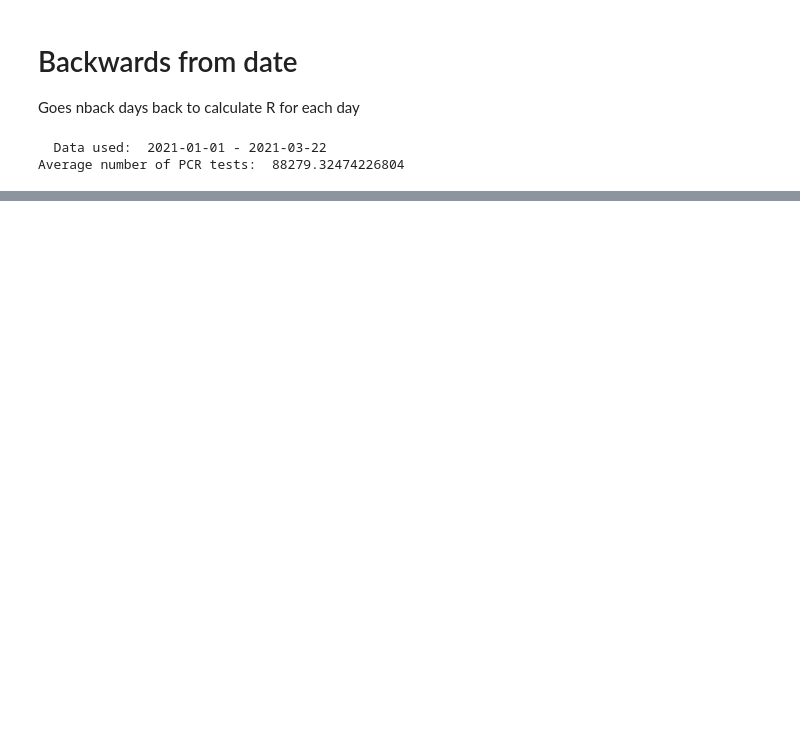
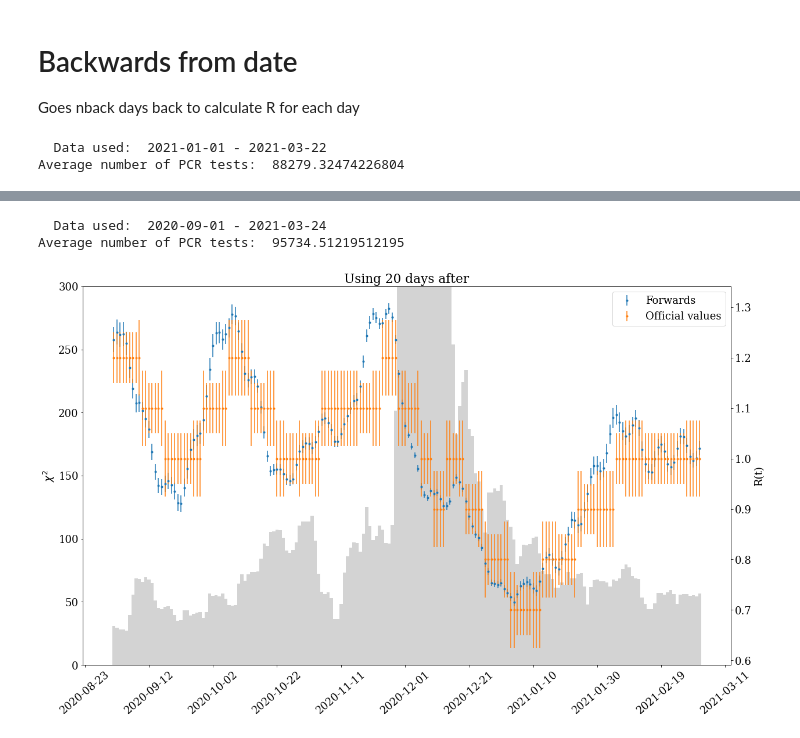
Before and after one commit to troelspetersen/Covid19fitting, a Jupyter notebook: MiscCode/PredictionsFromFit-_R(t)_MBJ.ipynb, the cells around one changed output, grey strips where cells are left out. Cells and saved outputs as stored; diff of their text form; code cells hidden in the pictures; blank space fills up the shorter version.

Commit message:
Added ability to fit to days after

```diff
--- a/MiscCode/PredictionsFromFit-_R(t)_MBJ.ipynb
+++ b/MiscCode/PredictionsFromFit-_R(t)_MBJ.ipynb
@@ -891,0 +892,46 @@ plt.show()
+# %%
+#Interval of days to be fitted for each R
+nfor = 20
+
+# Print how much data is included:
+date_start_f = "2020-09-01"            # This is thus day 0
+date_end_f = "2021-03-24"          # Value in latest report files
+print("  Data used: ", date_start_f, "-", date_end_f)
+
+# Number of Positives (P) and Tests (T) for all of Denmark ("all")
+P_all = data_posi.loc[date_start_f:date_end_f].sum(axis=1)
+eP_all = np.sqrt(P_all)
+T_all = data_test.loc[date_start_f:date_end_f].sum(axis=1)
+eT_all = np.sqrt(T_all)
+
+# These are also the days where corrections are applied:
+Plot_StartDay = 0         # Whenever we start
+Plot_EndDay   = len(P_all)
+
+# Calculate the Scaled Positives (SP):
+nAveDailyTests_all = T_all.mean()
+print("Average number of PCR tests: ", nAveDailyTests_all)
+fPos_all = P_all / T_all
+efPos_all = np.sqrt(fPos_all*(1.0-fPos_all)/T_all + SystError**2)
+eP_all  = np.sqrt(T_all*fPos_all*(1-fPos_all)) * (1.0 + SystErrorScale)
+SP_all  = P_all  * (T_all / nAveDailyTests_all)**Power
+eSP_all = eP_all * (T_all / nAveDailyTests_all)**Power
+
+# Calculate the Scaled CORRECTED Positives (SCP), i.e. apply correction for weekdays:
+SCP_all = np.zeros_like(SP_all)
+eSCP_all = np.zeros_like(eSP_all)
+for i,x,dx in zip(np.arange(Plot_StartDay,Plot_StartDay+len(SP_all[Plot_StartDay:Plot_EndDay])),
+                  SP_all[Plot_StartDay:Plot_EndDay], eSP_all[Plot_StartDay:Plot_EndDay]):
+    factor = 1.0               # Just for testing, if the "strength" of the effect is reasonable
+    SCP_all[i] = x*(1 - factor * frac_fra_lørdag[i%7])
+    eSCP_all[i] = dx*(1 - factor * frac_fra_lørdag[i%7])
+# %% [output]
+  Data used:  2020-09-01 - 2021-03-24
+Average number of PCR tests:  95734.51219512195
+# %%
+date_end_ref = dt.datetime.strptime(date_end_f, '%Y-%m-%d') - dt.timedelta(days=nfor+1)
+
+Rt_ref_f = data_Rt.loc[date_start_f:date_end_ref.strftime('%Y-%m-%d')]
+
+R_t_central_f = Rt_ref_f["estimate"]
+R_t_referr_f = (Rt_ref_f["uncertainty_upper"]-Rt_ref_f["uncertainty_lower"]) / 4
@@ -891,0 +983,19 @@ plt.show()
+# %%
+plot_index = [dt.datetime.strptime(i, '%Y-%m-%d') for i in P_all[:-nfor].index]
+
+plot_index_ref = [dt.datetime.strptime(i, '%Y-%m-%d') for i in R_t_central_f.index]
+
+fig, ax2 = plt.subplots(figsize=(20,12))
+ax2.bar(plot_index, chi2_t, 1.0, color='lightgray')
+ax2.set(ylabel=r"$\chi^2$",ylim=(0,300))
+ax = ax2.twinx()
+ax.errorbar(plot_index, R_t_f, yerr=R_t_f_err, label = "Forwards", fmt='.')
+ax.errorbar(plot_index_ref, R_t_central_f, yerr=R_t_referr_f, label = "Official values", fmt='.')
+ax.set(title=f"Using {nfor:d} days after",ylabel="R(t)")
+ax2.xaxis.set_major_locator(plt.MaxNLocator(13))
+for label in ax2.get_xticklabels():
+        label.set_rotation(40)
+ax.legend(loc="best")
+plt.show()
+# %% [output]
+[figure, added]
```
Also changed, not shown: parts of 11 cells of this notebook.
